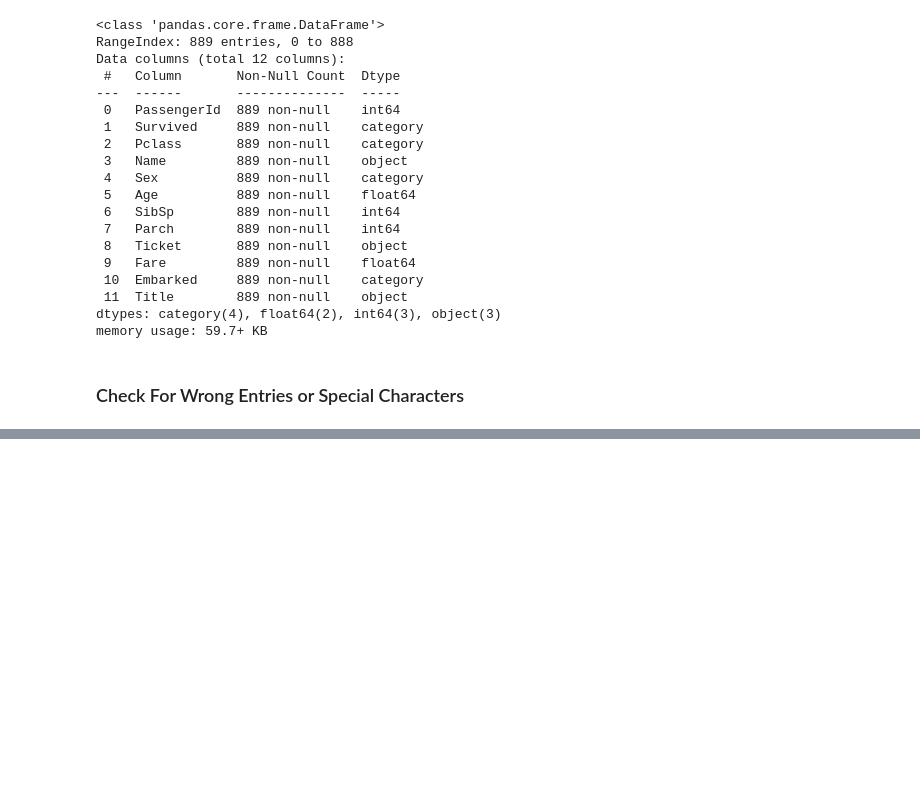
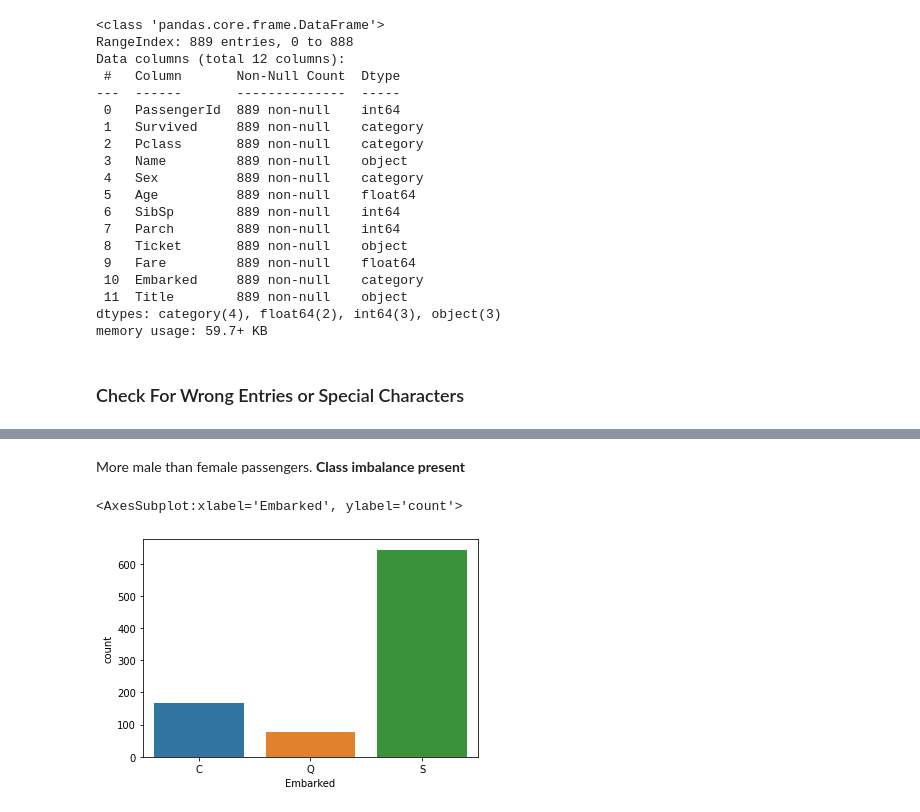
Before and after one commit to sangamans/Road-to-Kaggle-Expert, a Jupyter notebook: titanic-prediction.ipynb, the cells around one changed output, grey strips where cells are left out. Drawn from its saved outputs; the diff is of its cells as text; code cells hidden in the pictures; blank space fills up the shorter version.

```diff
--- a/titanic-prediction.ipynb
+++ b/titanic-prediction.ipynb
@@ -137,0 +192,8 @@ memory usage: 59.7+ KB
+# %% [markdown]
+More male than female passengers. **Class imbalance present**
+# %%
+# Distribution of Embarked
+sns.countplot(x="Embarked", data=train)
+# %% [output]
+<AxesSubplot:xlabel='Embarked', ylabel='count'>
+[figure, added]
```
Also changed, not shown: parts of 29 cells of this notebook.
